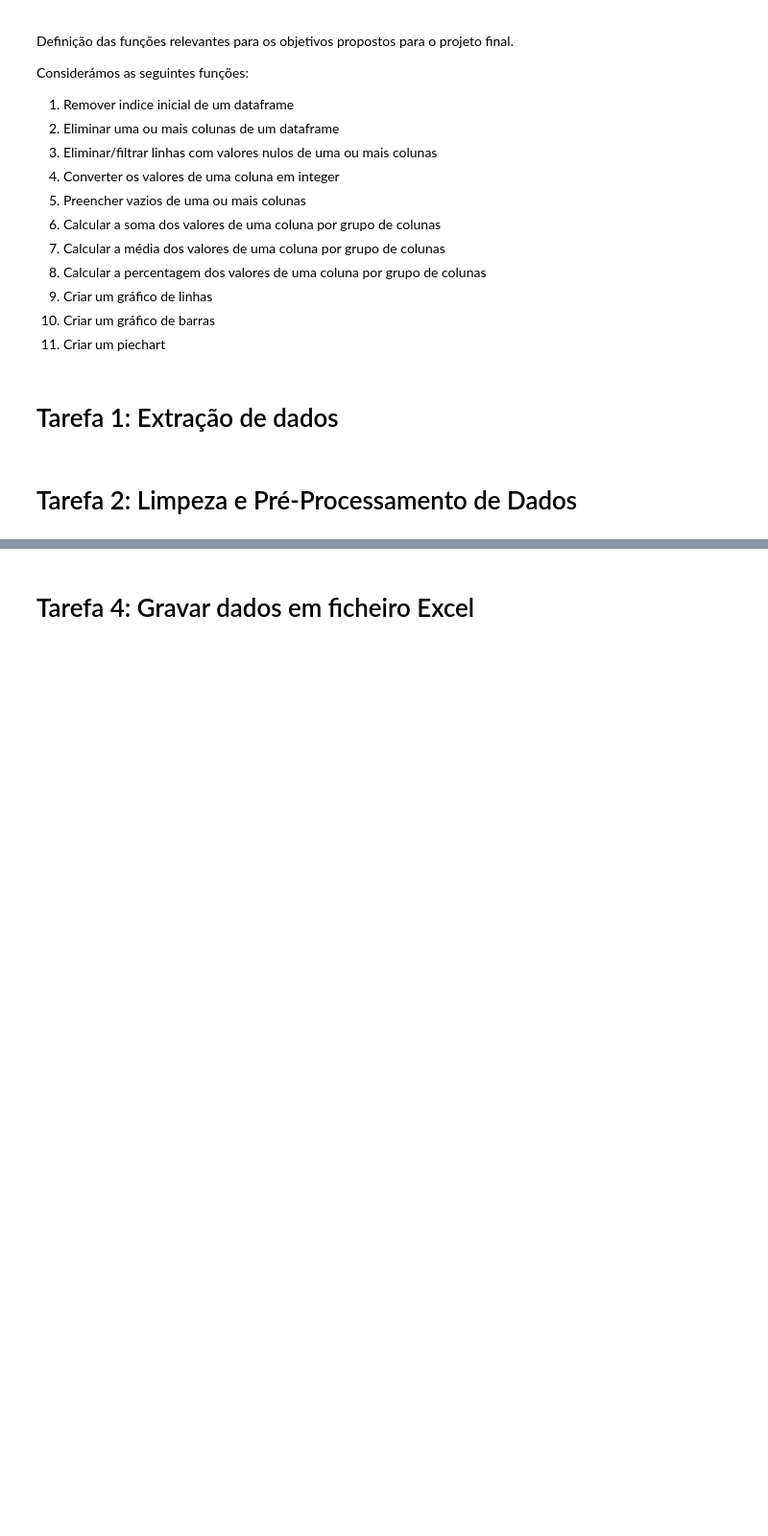
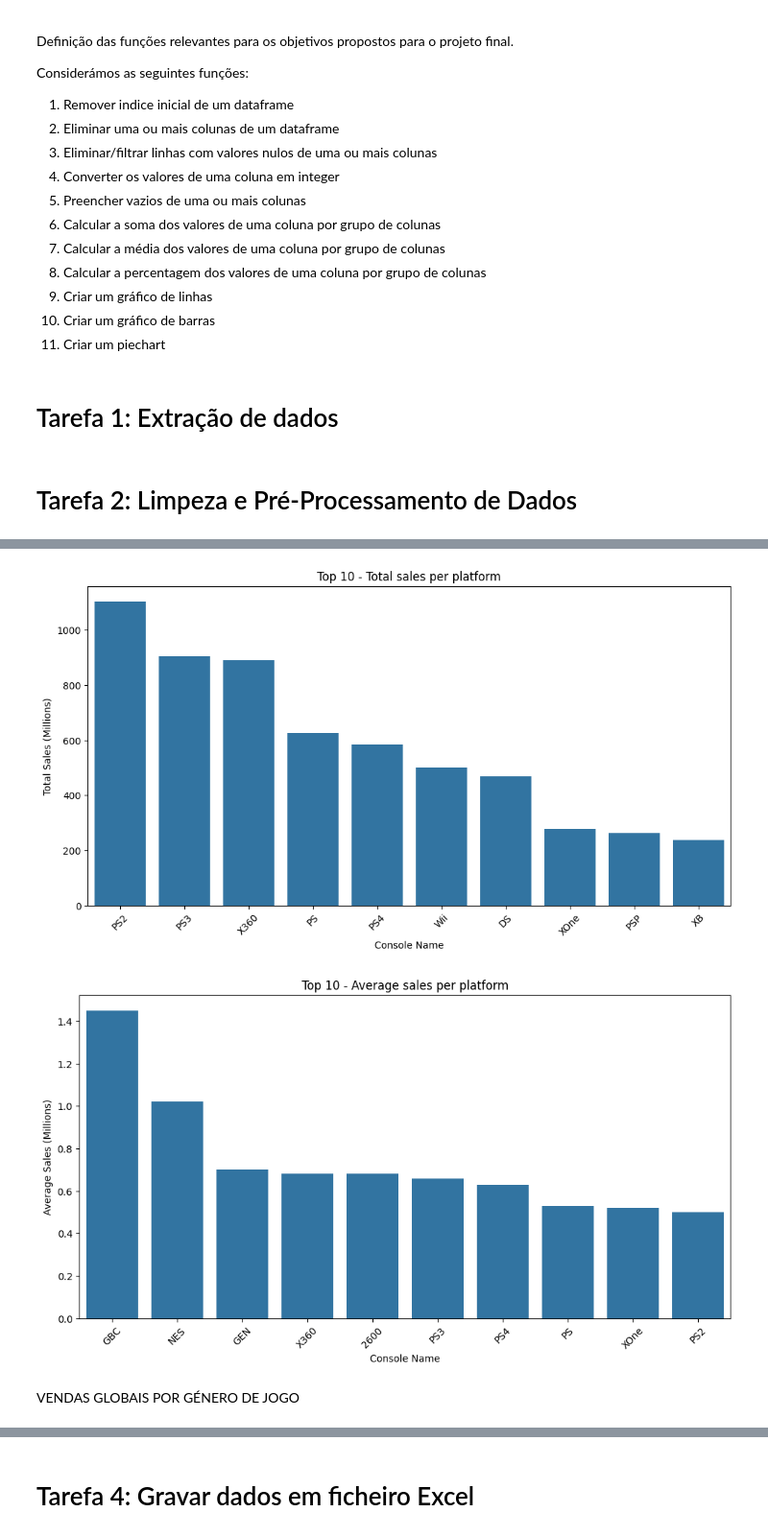
Before and after one commit to matheustristao/ppl_2425_group10, a Jupyter notebook: project_final.ipynb, the cells around one changed output, grey strips where cells are left out. Shown at 96% size. Saved outputs shown, nothing was run; the diff lists cells and outputs as text; code cells hidden in the pictures; blank space fills up the shorter version.

```diff
--- a/project_final.ipynb
+++ b/project_final.ipynb
@@ -267 +273,18 @@ Com base nos dados existentes no dataset é possivel fazer analisar os dados nas
+# %%
+# Total de vendas por plataforma
+sum_global_by_platform = sum_column_by_group(file, 'Global_Sales', 'Platform', sum_column_name='Total_Sales_M')
+
+# Média de vendas por plataforma
+mean_global_by_platform = mean_column_by_group(file, 'Global_Sales', 'Platform', avg_column_name='Average_Sales_M')
+
+# Gráficos para top 10 vendas e top 10 média por plataforma
+plot_trends_bar(sum_global_by_platform.head(10), 'Platform', 'Total_Sales_M', 'Top 10 - Total sales per platform', \
+                'Console Name', 'Total Sales (Millions)', image_name=top_10_sum_platform)
+plot_trends_bar(mean_global_by_platform.head(10), 'Platform', 'Average_Sales_M', 'Top 10 - Average sales per platform', \
+                'Console Name', 'Average Sales (Millions)',image_name=top_10_average_platform)
+# %% [output]
+[figure, added]
+[figure, added]
+# %% [markdown]
+VENDAS GLOBAIS POR GÉNERO DE JOGO
 # %%
```
Also changed, not shown: parts of 13 cells of this notebook, 1 other file.
